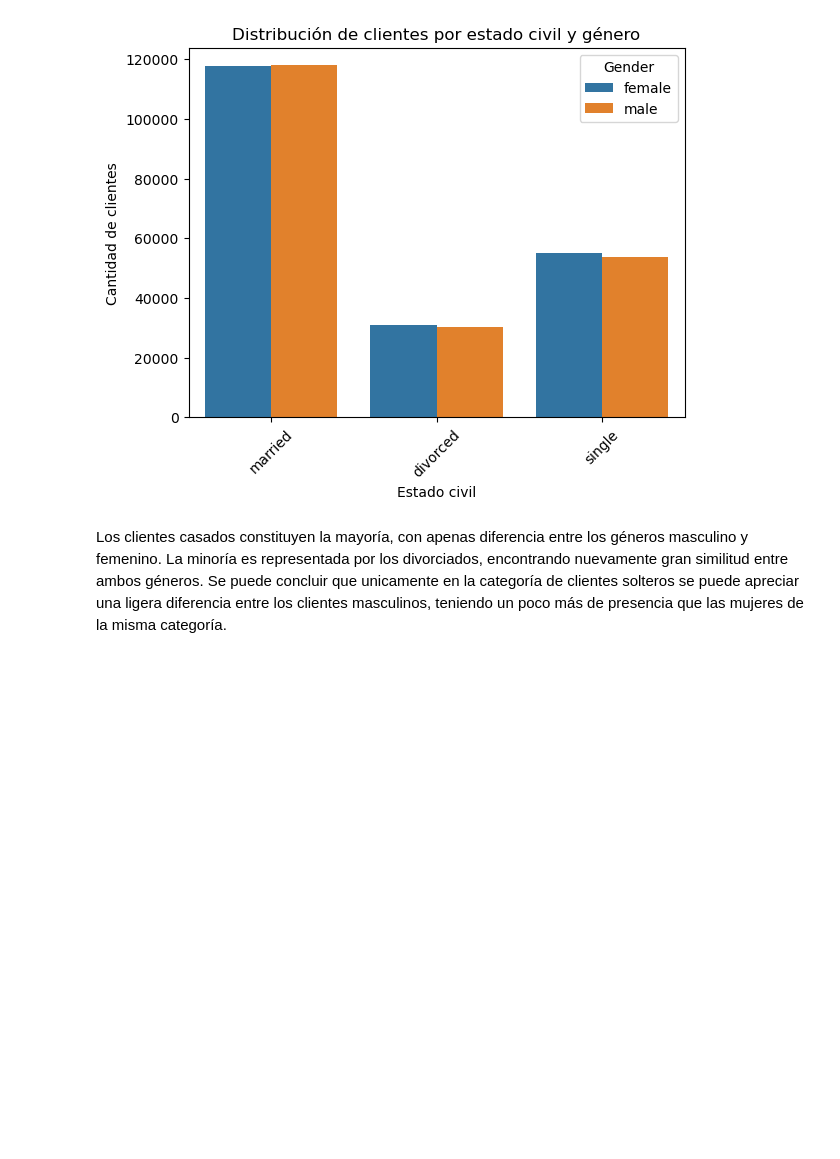
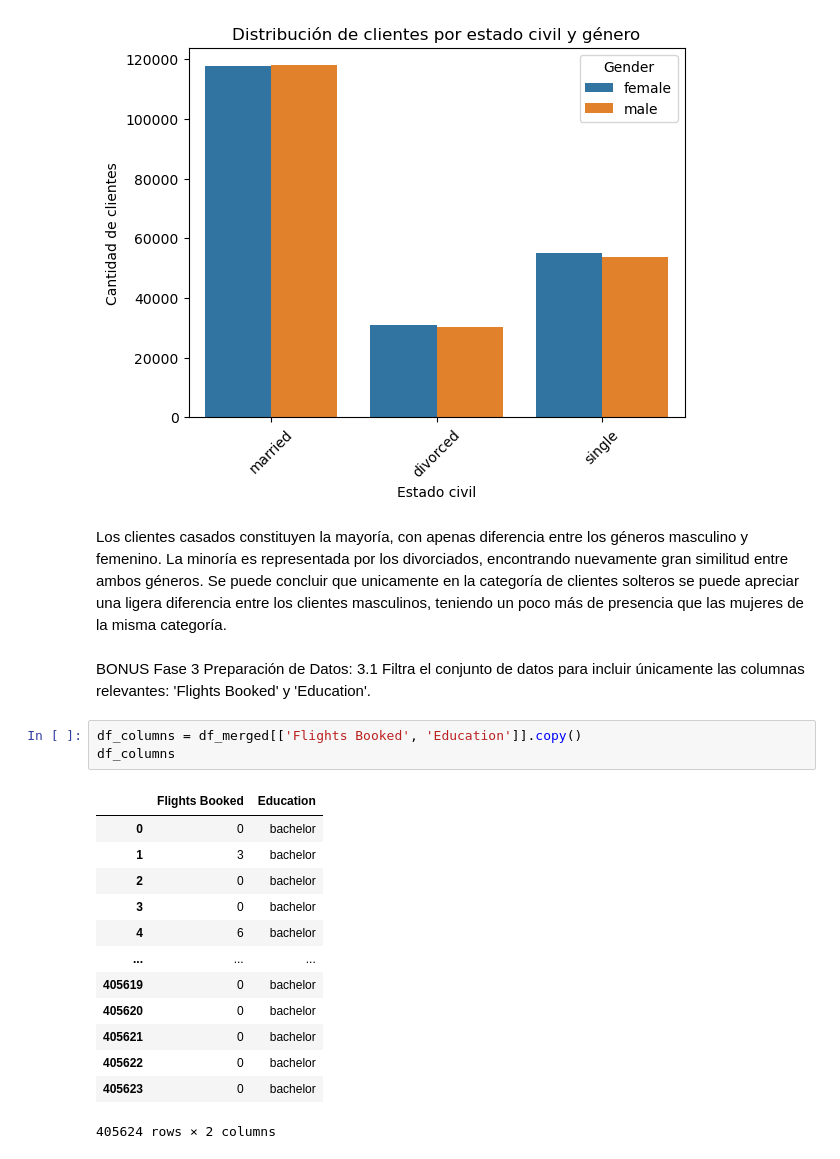
Before and after one commit to Adalab/bda-modulo-3-evaluacion-final-gara598, a Jupyter notebook: prueba_evaluacion_modulo_3.ipynb, the cells around one changed output. Saved outputs shown, nothing was run; the diff lists cells and outputs as text; blank space fills up the shorter version.

```diff
--- a/prueba_evaluacion_modulo_3.ipynb
+++ b/prueba_evaluacion_modulo_3.ipynb
@@ -671,3 +671,23 @@ plt.show()
 [figure]
 # %% [markdown]
 Los clientes casados constituyen la mayoría, con apenas diferencia entre los géneros masculino y femenino. La minoría es representada por los divorciados, encontrando nuevamente gran similitud entre ambos géneros. Se puede concluir que unicamente en la categoría de clientes solteros se puede apreciar una ligera diferencia entre los clientes masculinos, teniendo un poco más de presencia que las mujeres de la misma categoría.
+# %% [markdown]
+BONUS Fase 3 Preparación de Datos: 3.1 Filtra el conjunto de datos para incluir únicamente las columnas relevantes:
+ 'Flights Booked' y 'Education'.
+# %%
+df_columns = df_merged[['Flights Booked', 'Education']].copy()
+df_columns
+# %% [output]
+|  | Flights Booked | Education |
+| 0 | 0 | bachelor |
+| 1 | 3 | bachelor |
+| 2 | 0 | bachelor |
+| 3 | 0 | bachelor |
+| 4 | 6 | bachelor |
+| ... | ... | ... |
+| 405619 | 0 | bachelor |
+| 405620 | 0 | bachelor |
+| 405621 | 0 | bachelor |
+| 405622 | 0 | bachelor |
+| 405623 | 0 | bachelor |
+405624 rows × 2 columns
```
Also changed, not shown: parts of 6 cells of this notebook.
